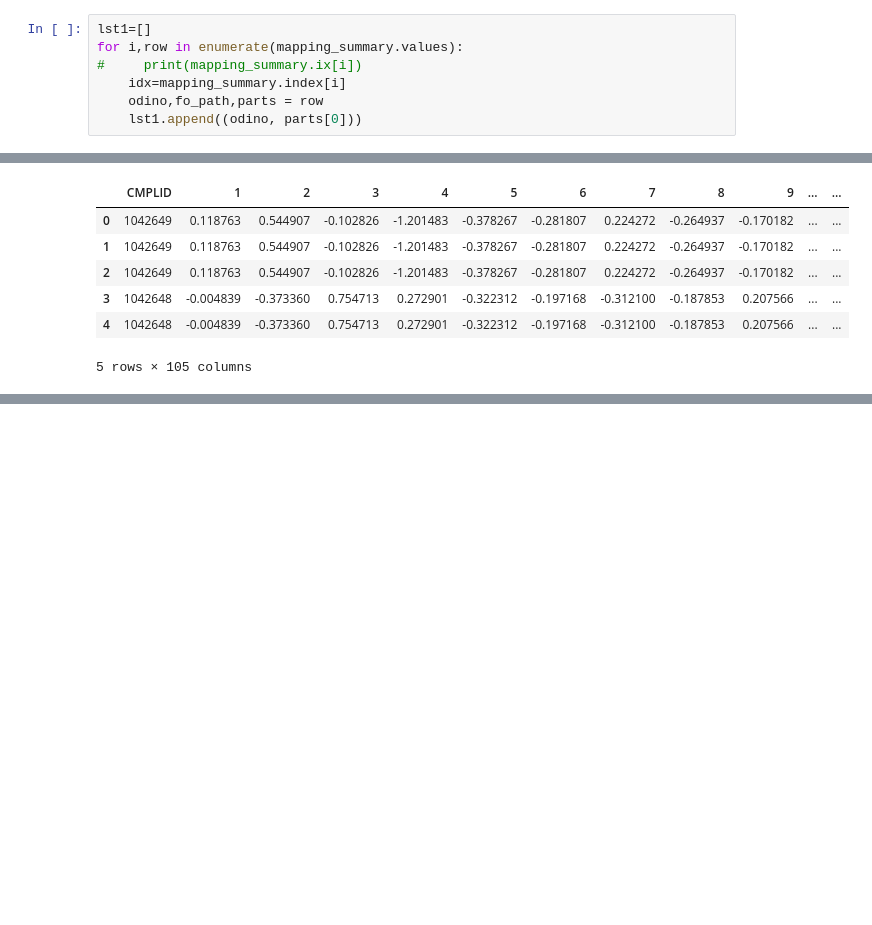
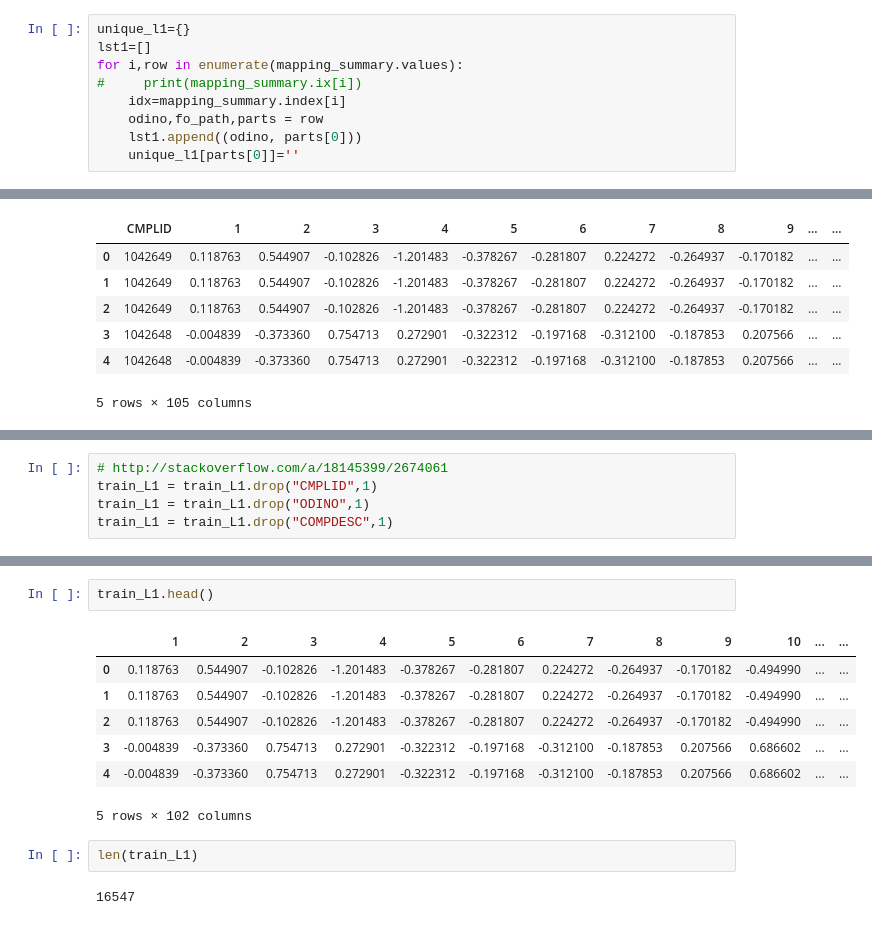
Before and after one commit to esadr/Complaints, a Jupyter notebook: merge_labels_vectors.ipynb, the cells around one changed output, grey strips where cells are left out. Cells and saved outputs as stored; diff of their text form; blank space fills up the shorter version.

```diff
--- a/merge_labels_vectors.ipynb
+++ b/merge_labels_vectors.ipynb
@@ -285,8 +321,10 @@ mapping_summary.head()
 # %%
+unique_l1={}
 lst1=[]
 for i,row in enumerate(mapping_summary.values):
 #     print(mapping_summary.ix[i])
     idx=mapping_summary.index[i]
     odino,fo_path,parts = row
     lst1.append((odino, parts[0]))
+    unique_l1[parts[0]]=''
 # %%
@@ -337,0 +381,5 @@ len(train_L1.ODINO.unique() )
+# %%
+# http://stackoverflow.com/a/18145399/2674061
+train_L1 = train_L1.drop("CMPLID",1)
+train_L1 = train_L1.drop("ODINO",1)
+train_L1 = train_L1.drop("COMPDESC",1)
@@ -337,0 +397,14 @@ len(train_L1.ODINO.unique() )
+# %%
+train_L1.head()
+# %% [output]
+|  | 1 | 2 | 3 | 4 | 5 | 6 | 7 | 8 | 9 | 10 | ... | ... |
+| 0 | 0.118763 | 0.544907 | -0.102826 | -1.201483 | -0.378267 | -0.281807 | 0.224272 | -0.264937 | -0.170182 | -0.494990 | ... | ... |
+| 1 | 0.118763 | 0.544907 | -0.102826 | -1.201483 | -0.378267 | -0.281807 | 0.224272 | -0.264937 | -0.170182 | -0.494990 | ... | ... |
+| 2 | 0.118763 | 0.544907 | -0.102826 | -1.201483 | -0.378267 | -0.281807 | 0.224272 | -0.264937 | -0.170182 | -0.494990 | ... | ... |
+| 3 | -0.004839 | -0.373360 | 0.754713 | 0.272901 | -0.322312 | -0.197168 | -0.312100 | -0.187853 | 0.207566 | 0.686602 | ... | ... |
+| 4 | -0.004839 | -0.373360 | 0.754713 | 0.272901 | -0.322312 | -0.197168 | -0.312100 | -0.187853 | 0.207566 | 0.686602 | ... | ... |
+5 rows × 102 columns
+# %%
+len(train_L1)
+# %% [output]
+16547
```
Also changed, not shown: parts of 58 cells of this notebook.
